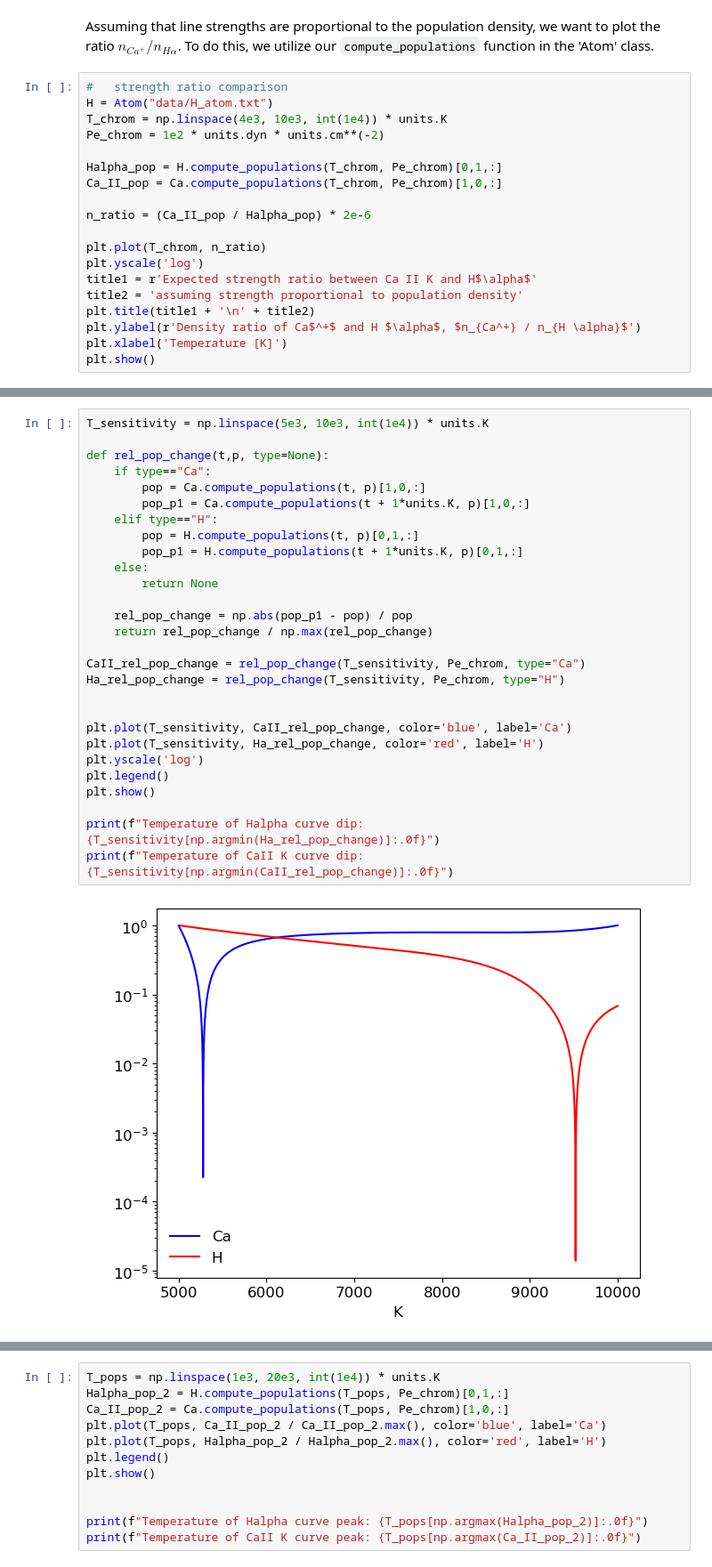
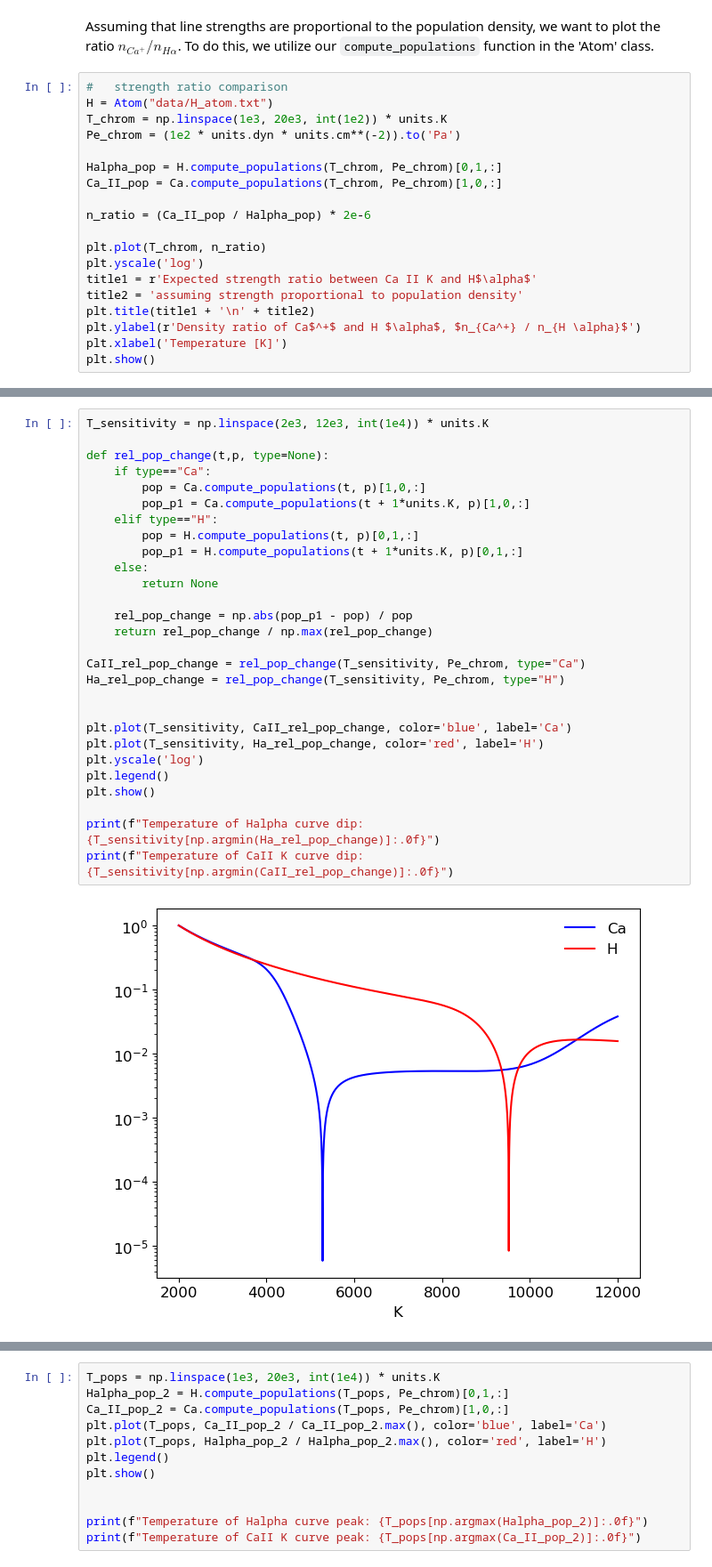
Before and after one commit to Vikenes/AST4310_project1, a Jupyter notebook: p1_assignment.ipynb, the cells around one changed output, grey strips where cells are left out. Shown at 89% size. Cells and saved outputs as stored; diff of their text form.

```diff
--- a/p1_assignment.ipynb
+++ b/p1_assignment.ipynb
@@ -416,8 +417,8 @@ Assuming that line strengths are proportional to the population density, we want
 # %%
 #   strength ratio comparison
 H = Atom("data/H_atom.txt")
-T_chrom = np.linspace(4e3, 10e3, int(1e4)) * units.K
-Pe_chrom = 1e2 * units.dyn * units.cm**(-2)
+T_chrom = np.linspace(1e3, 20e3, int(1e2)) * units.K
+Pe_chrom = (1e2 * units.dyn * units.cm**(-2)).to('Pa')
 
 Halpha_pop = H.compute_populations(T_chrom, Pe_chrom)[0,1,:]
 Ca_II_pop = Ca.compute_populations(T_chrom, Pe_chrom)[1,0,:]
@@ -437,33 +438,33 @@ plt.show()
 # %%
-T_sensitivity = np.linspace(5e3, 10e3, int(1e4)) * units.K
+T_sensitivity = np.linspace(2e3, 12e3, int(1e4)) * units.K
 
 def rel_pop_change(t,p, type=None):
     if type=="Ca":
         pop = Ca.compute_populations(t, p)[1,0,:]
         pop_p1 = Ca.compute_populations(t + 1*units.K, p)[1,0,:]
     elif type=="H":
         pop = H.compute_populations(t, p)[0,1,:]
         pop_p1 = H.compute_populations(t + 1*units.K, p)[0,1,:]
     else:
         return None
 
     rel_pop_change = np.abs(pop_p1 - pop) / pop
     return rel_pop_change / np.max(rel_pop_change)
 
 CaII_rel_pop_change = rel_pop_change(T_sensitivity, Pe_chrom, type="Ca")
 Ha_rel_pop_change = rel_pop_change(T_sensitivity, Pe_chrom, type="H")
 
 
 plt.plot(T_sensitivity, CaII_rel_pop_change, color='blue', label='Ca')
 plt.plot(T_sensitivity, Ha_rel_pop_change, color='red', label='H')
 plt.yscale('log')
 plt.legend()
 plt.show()
 
 print(f"Temperature of Halpha curve dip: {T_sensitivity[np.argmin(Ha_rel_pop_change)]:.0f}")
 print(f"Temperature of CaII K curve dip: {T_sensitivity[np.argmin(CaII_rel_pop_change)]:.0f}")
 # %% [output]
-[figure, old version]
+[figure, new version]
 Temperature of Halpha curve dip: 9521 K
 Temperature of CaII K curve dip: 5278 K
 # %%
```
Also changed, not shown: parts of 4 cells of this notebook.
